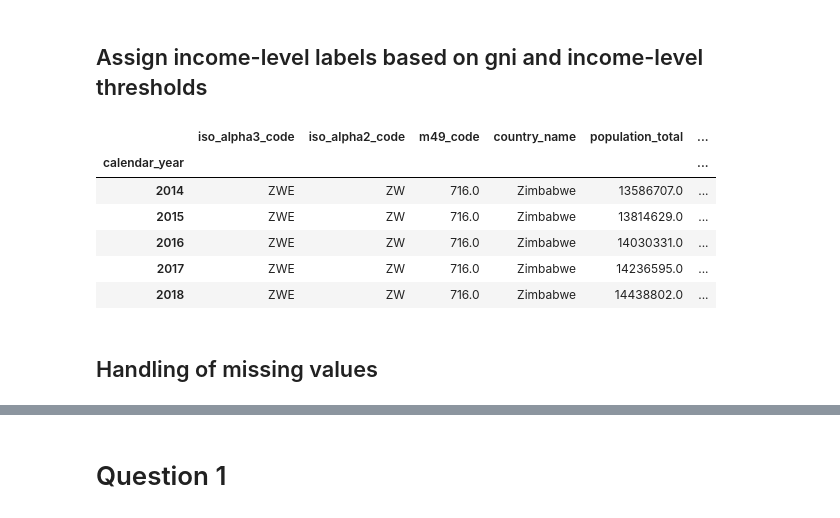
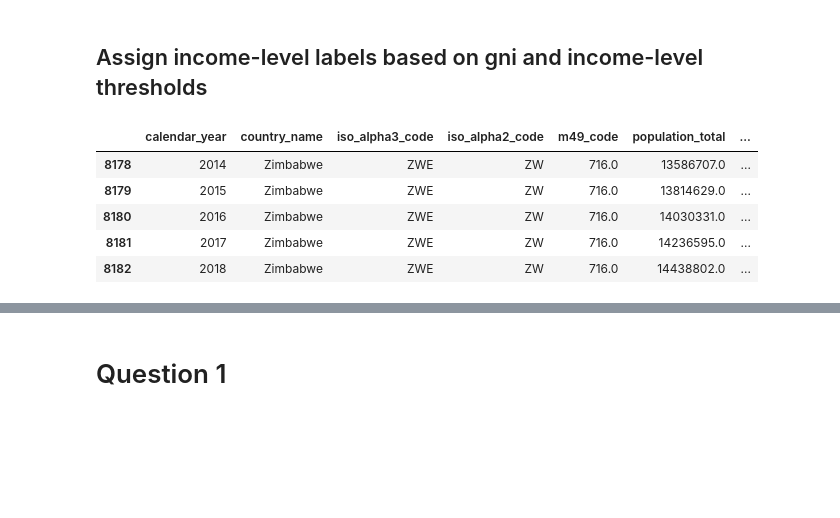
Before and after one commit to christoph-fraller/dopp_2020w_group03_ex3, a Jupyter notebook: dopp_2020w_group03_ex3_with_git.ipynb, the cells around one changed output, grey strips where cells are left out. Saved outputs shown, nothing was run; the diff lists cells and outputs as text; code cells hidden in the pictures; blank space fills up the shorter version.

```diff
--- a/dopp_2020w_group03_ex3_with_git.ipynb
+++ b/dopp_2020w_group03_ex3_with_git.ipynb
@@ -353,21 +355,41 @@ def compute_missing_population_total(input_data):
 
     df = pd.DataFrame(input_data)
 
-    former_countries_list = [['Former Czechoslovakia', 'Czech Republic', 'Slovakia'],
+    former_country_lists = [['Former Czechoslovakia', 'Czech Republic', 'Slovakia'],
                              ['Former Ethiopia', 'Ethiopia', 'Eritrea'],
                              ['Former Sudan', 'Sudan', 'South Sudan'],
                              ['Former USSR', 'Armenia', 'Azerbaijan', 'Belarus', 'Estonia', 'Georgia', 'Kazakhstan', 'Kyrgyzstan', 'Latvia', 'Lithuania',
                               'Republic of Moldova', 'Russian Federation', 'Tajikistan', 'Turkmenistan', 'Ukraine', 'Uzbekistan'],
                              ['Former Yugoslavia', 'Bosnia and Herzegovina', 'Croatia', 'Montenegro', 'Republic of North Macedonia', 'Serbia', 'Slovenia']]
 
-    print(former_countries_list)
-    # insert missing values
-    #for row_index in range(0, len(df)):
+    for country_list in former_country_lists:
 
-      #if(pd.isna(df.loc[row_index, 'population_total'])):
+      # get first list elem of list
+      former_country_name = country_list.pop(0)
 
-        #for lst in former_countries_list:
+      # get list of calendar_years
+      calendar_year_list = df.loc[df['country_name'] == former_country_name].calendar_year.tolist()
+
+      for calendar_year in calendar_year_list:
+
+        # get current index of former_country at particular calender_year
+        curr_former_country_index = df.loc[(df['calendar_year'] == calendar_year) & (df['country_name'] == former_country_name)].population_total.index.max()
+
+        # initialize new_population_total
+        new_population_total = 0
+
+        for country_name in country_list:
+
+          if pd.isnull(df.loc[(df['calendar_year'] == calendar_year) & (df['country_name'] == country_name)].gni_per_capita_us_dollar).bool():
+            # get current index of country at particular calender_year
+            curr_country_index = df.loc[(df['calendar_year'] == calendar_year) & (df['country_name'] == country_name)].population_total.index.max()
+
+            # increment new_population_total by population_total of curr_country_index at particular calender_year
+            new_population_total += df.loc[curr_country_index, 'population_total']
+
+        # update population_total of former_country with new_population_total at particular calender_year
+        df.loc[curr_former_country_index, 'population_total'] = new_population_total if new_population_total > 0 else np.nan
 
     return df
 
-income_data_population_total_computed = compute_missing_population_total(income_data_country_codes_inserted)
+income_data_preprocessed = compute_missing_population_total(income_data_country_codes_inserted)
@@ -442,29 +498,26 @@ sb.heatmap(threshold_data_complete.isna(), cbar = False);
 # %% [markdown]
 ## Assign income-level labels based on gni and income-level thresholds
 # %%
-# merge merged_income_data and threshold_data_complete using calendar_year
-income_classification_data = merged_income_data.merge(threshold_data_complete, how = 'left', on = 'calendar_year')
+# merge income_data_preprocessed and threshold_data_complete using calendar_year
+income_classification_data = income_data_preprocessed.merge(threshold_data_complete, how = 'left', on = 'calendar_year')
 
 # assign income-level labels based on gni and thresholds
 income_classification_data.loc[(income_classification_data['gni_per_capita_us_dollar'] <= income_classification_data['low_income_level_threshold']), 'income_level_label'] = 'low_income'
 income_classification_data.loc[((income_classification_data['gni_per_capita_us_dollar'] > income_classification_data['low_income_level_threshold']) &
                         (income_classification_data['gni_per_capita_us_dollar'] <= income_classification_data['middle_income_level_threshold'])), 'income_level_label'] = 'lower_middle_income'
 income_classification_data.loc[((income_classification_data['gni_per_capita_us_dollar'] > income_classification_data['middle_income_level_threshold']) &
                         (income_classification_data['gni_per_capita_us_dollar'] <= income_classification_data['high_income_level_threshold'])), 'income_level_label'] = 'upper_middle_income'
 income_classification_data.loc[(income_classification_data['gni_per_capita_us_dollar'] > income_classification_data['high_income_level_threshold']), 'income_level_label'] = 'high_income'
 
 # create index on calendar_year and iso_alpha3_code
 #income_classification_data.reset_index(inplace = True)
 #income_classification_data.set_index(['calendar_year', 'iso_alpha3_code'], inplace = True)
 
 income_classification_data.tail()
 # %% [output]
-|  | iso_alpha3_code | iso_alpha2_code | m49_code | country_name | population_total | ... |
-| calendar_year |  |  |  |  |  | ... |
-| 2014 | ZWE | ZW | 716.0 | Zimbabwe | 13586707.0 | ... |
-| 2015 | ZWE | ZW | 716.0 | Zimbabwe | 13814629.0 | ... |
-| 2016 | ZWE | ZW | 716.0 | Zimbabwe | 14030331.0 | ... |
-| 2017 | ZWE | ZW | 716.0 | Zimbabwe | 14236595.0 | ... |
-| 2018 | ZWE | ZW | 716.0 | Zimbabwe | 14438802.0 | ... |
+|  | calendar_year | country_name | iso_alpha3_code | iso_alpha2_code | m49_code | population_total | ... |
+| 8178 | 2014 | Zimbabwe | ZWE | ZW | 716.0 | 13586707.0 | ... |
+| 8179 | 2015 | Zimbabwe | ZWE | ZW | 716.0 | 13814629.0 | ... |
+| 8180 | 2016 | Zimbabwe | ZWE | ZW | 716.0 | 14030331.0 | ... |
+| 8181 | 2017 | Zimbabwe | ZWE | ZW | 716.0 | 14236595.0 | ... |
+| 8182 | 2018 | Zimbabwe | ZWE | ZW | 716.0 | 14438802.0 | ... |
-# %% [markdown]
-## Handling of missing values
```
Also changed, not shown: parts of 18 cells of this notebook.
